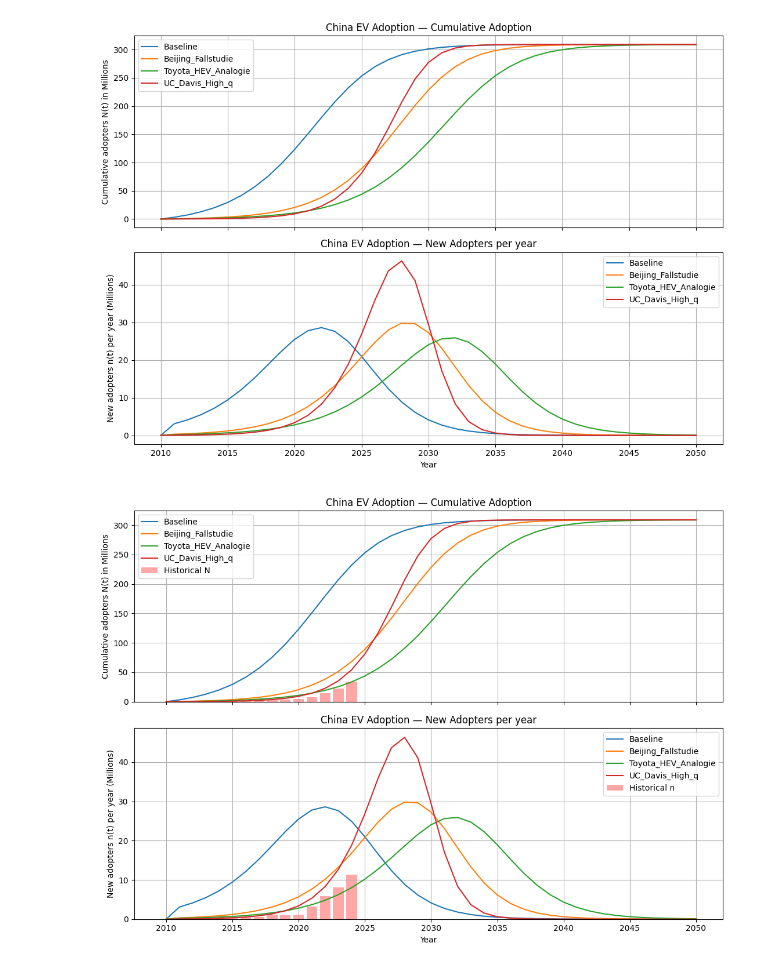
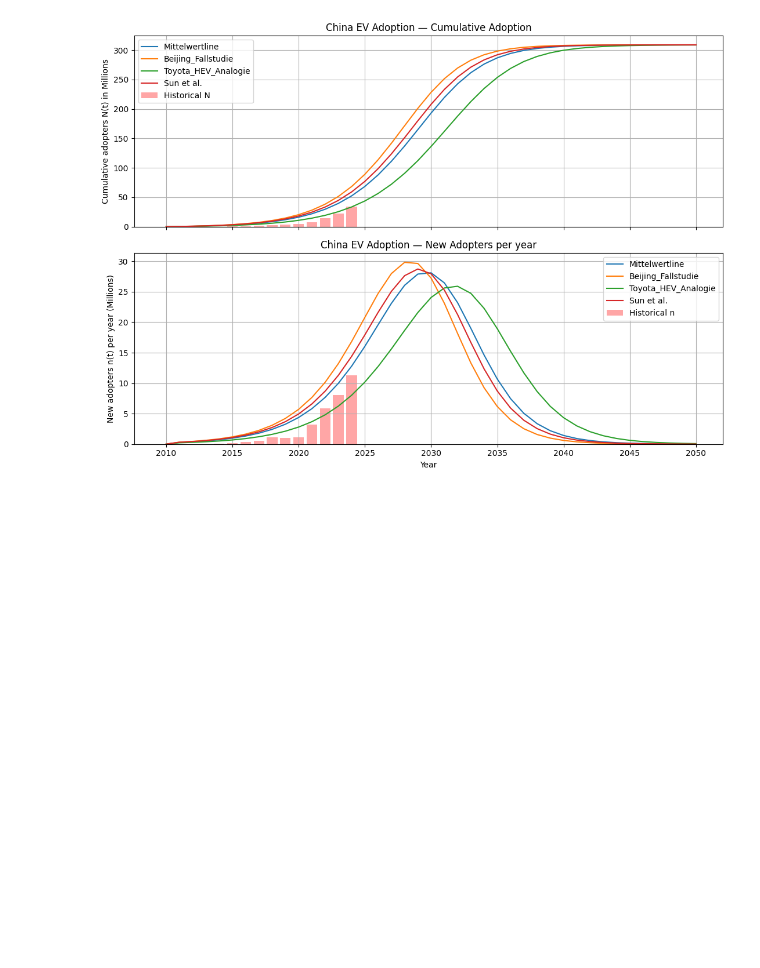
Before and after one commit to morteezzaa/energy-economics-ws25-26-ev-china, a Jupyter notebook: ev-china-model.ipynb, the cells around one changed output. Cells and saved outputs as stored; diff of their text form; code cells hidden in the pictures; blank space fills up the shorter version.

```diff
--- a/ev-china-model.ipynb
+++ b/ev-china-model.ipynb
@@ -5,7 +9,7 @@ import matplotlib.pyplot as plt
 # %%
 # historische Daten aus our_world_in_data
 # https://ourworldindata.org/electric-car-sales
-hist_N_df = pd.read_excel(r"/Users/morteza/Library/CloudStorage/OneDrive-TechnischeUniversitätBerlin/Dokumente/2. WiIng/3. Semester WS25-26/EE/Group Project/Our_world_in_data.xlsx", sheet_name="N_hist_total", header=0, index_col=0)
-hist_n_df = pd.read_excel(r"/Users/morteza/Library/CloudStorage/OneDrive-TechnischeUniversitätBerlin/Dokumente/2. WiIng/3. Semester WS25-26/EE/Group Project/Our_world_in_data.xlsx", sheet_name="n_hist_yearly", header=0, index_col=0)
-hist_n_df
+hist_N_df = pd.read_excel("energy-economics-ws25-26-ev-china/Our_world_in_data.xlsx", sheet_name="N_hist_total", header=0, index_col=0)
+hist_n_df = pd.read_excel("energy-economics-ws25-26-ev-china/Our_world_in_data.xlsx", sheet_name="n_hist_yearly", header=0, index_col=0)
+hist_N_df
 # %% [output]
@@ -140,37 +144,32 @@ def bass_sensitivity(
     return results
 # %%
 #m = 330_000_000 # Markt Potential of Cars in China
-m = 34_000_000 / 0.11 # aus Our World in Data (Stand 2024)
+m = 34_000_000 / 0.11 # from Our World in Data for 2024
+
+p_avg = (0.001045 + 0.000695 + 0.001)/3
+q_avg = (0.38637 + 0.33460 + 0.37)/3
+
+scenarios = [
+    #{"p": 0.010, "q": 0.35,         "label": "Baseline"},
+    {"p": p_avg, "q": q_avg,         "label": "Mittelwertline"},
+    {"p": 0.001045, "q": 0.38637,   "label": "Beijing_Fallstudie"},
+    {"p": 0.000695, "q": 0.33460,   "label": "Toyota_HEV_Analogie"},
+    #{"p": 0.00015, "q": 0.60,       "label": "UC_Davis_High_q"},
+    {"p": 0.001, "q": 0.37,         "label": "Sun et al."},
+]
 
 
-scenarios = [
-    {"p": 0.010, "q": 0.35,         "label": "Baseline"},
-    {"p": 0.001045, "q": 0.38637,   "label": "Beijing_Fallstudie"},
-    {"p": 0.000695, "q": 0.33460,   "label": "Toyota_HEV_Analogie"},
-    {"p": 0.00015, "q": 0.60,       "label": "UC_Davis_High_q"},
-]
 
-bass_sensitivity(
-    m=m,
-    scenarios=scenarios,
-    T=40,
-    dt=1.0,
-    N0=7_450,
-    start_year=2010,
-    title="China EV Adoption",
-    historisch=False
-)
 
 bass_sensitivity(
     m=m,
     scenarios=scenarios,
     T=40,
     dt=1.0,
     N0=7_450,
     start_year=2010,
     title="China EV Adoption",
     historisch=True
 )
 # %% [output]
-[figure, old version]
+[figure, new version]
-[figure, removed]
```
Also changed, not shown: parts of 4 cells of this notebook.
